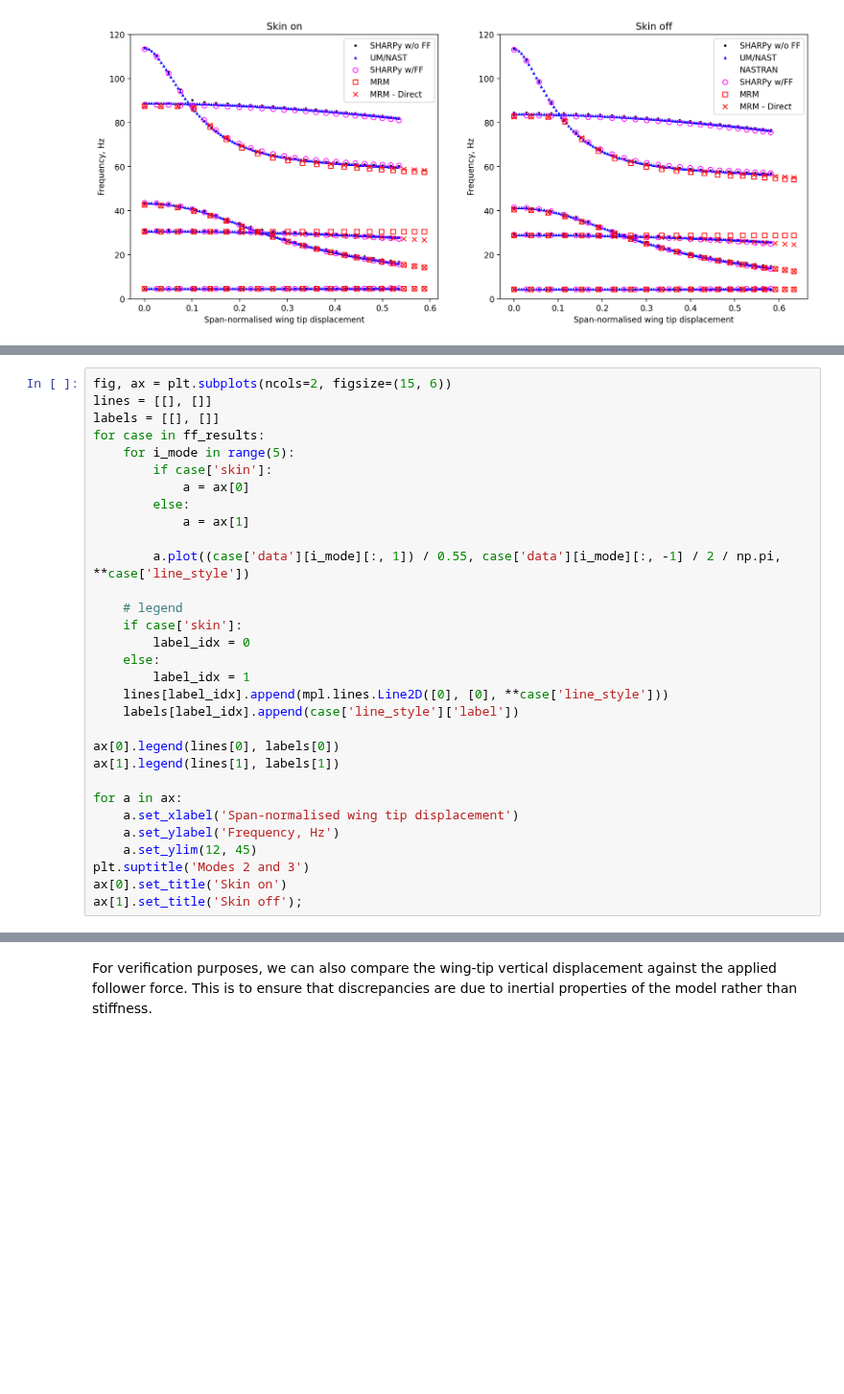
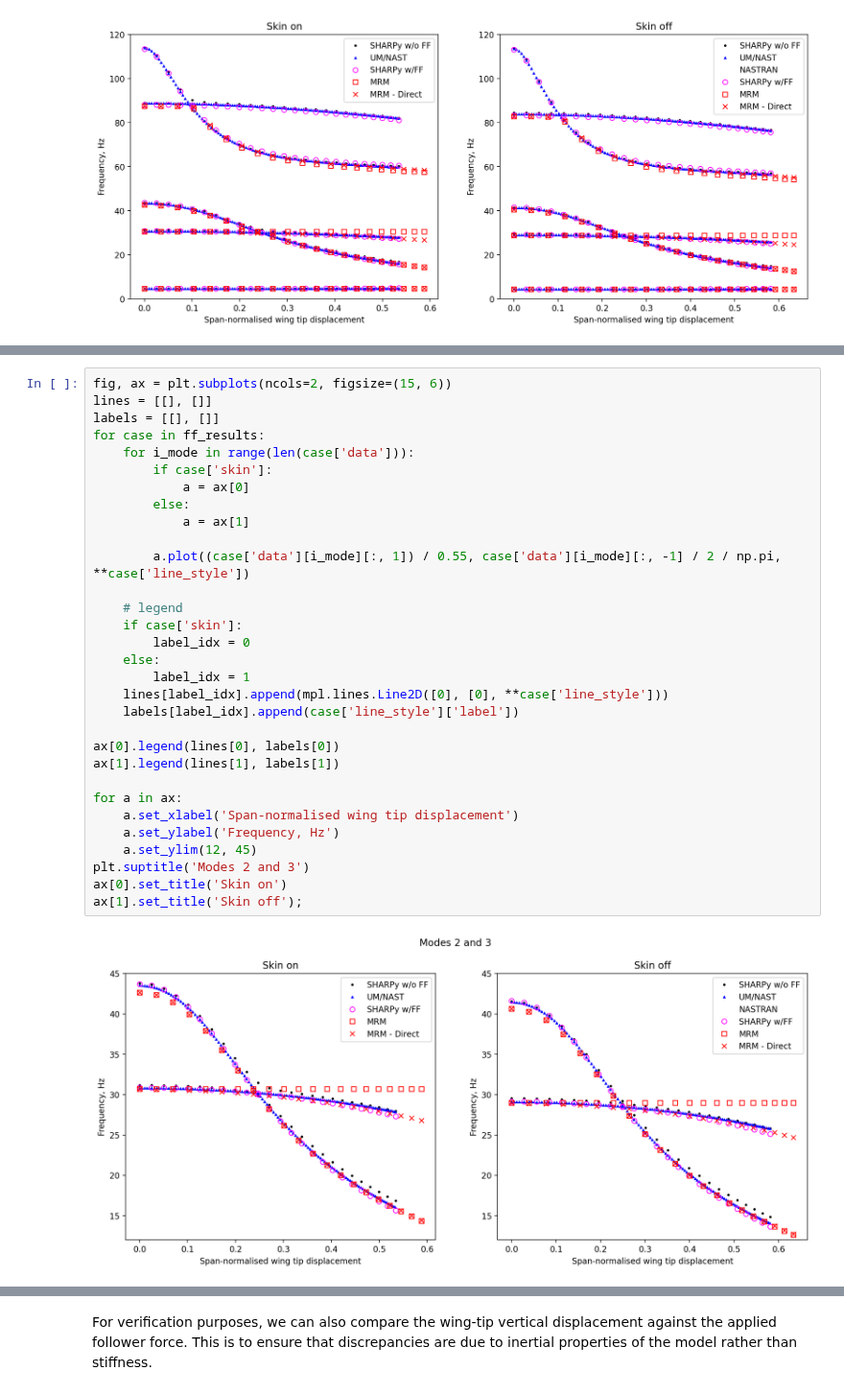
Before and after one commit to ngoiz/pazy-aepw3-results, a Jupyter notebook: 04_DeformedModal/04_DeformedModalResults.ipynb, the cells around one changed output, grey strips where cells are left out. Shown at 96% size. Saved outputs shown, nothing was run; the diff lists cells and outputs as text; blank space fills up the shorter version.

```diff
--- a/04_DeformedModal/04_DeformedModalResults.ipynb
+++ b/04_DeformedModal/04_DeformedModalResults.ipynb
@@ -236,34 +235,36 @@ IndexError: list index out of range
 # %%
 fig, ax = plt.subplots(ncols=2, figsize=(15, 6))
 lines = [[], []]
 labels = [[], []]
 for case in ff_results:
-    for i_mode in range(5):
+    for i_mode in range(len(case['data'])):
         if case['skin']:
             a = ax[0]
         else:
             a = ax[1]
 
         a.plot((case['data'][i_mode][:, 1]) / 0.55, case['data'][i_mode][:, -1] / 2 / np.pi, **case['line_style'])
 
     # legend
     if case['skin']:
         label_idx = 0
     else:
         label_idx = 1
     lines[label_idx].append(mpl.lines.Line2D([0], [0], **case['line_style']))
     labels[label_idx].append(case['line_style']['label'])
 
 ax[0].legend(lines[0], labels[0])
 ax[1].legend(lines[1], labels[1])
 
 for a in ax:
     a.set_xlabel('Span-normalised wing tip displacement')
     a.set_ylabel('Frequency, Hz')
     a.set_ylim(12, 45)
 plt.suptitle('Modes 2 and 3')
 ax[0].set_title('Skin on')
 ax[1].set_title('Skin off');
+# %% [output]
+[figure, added]
 # %%
 fig, ax = plt.subplots(ncols=2, figsize=(15, 6))
 lines = [[], []]
```
Also changed, not shown: parts of 3 cells of this notebook, 3 other files.
